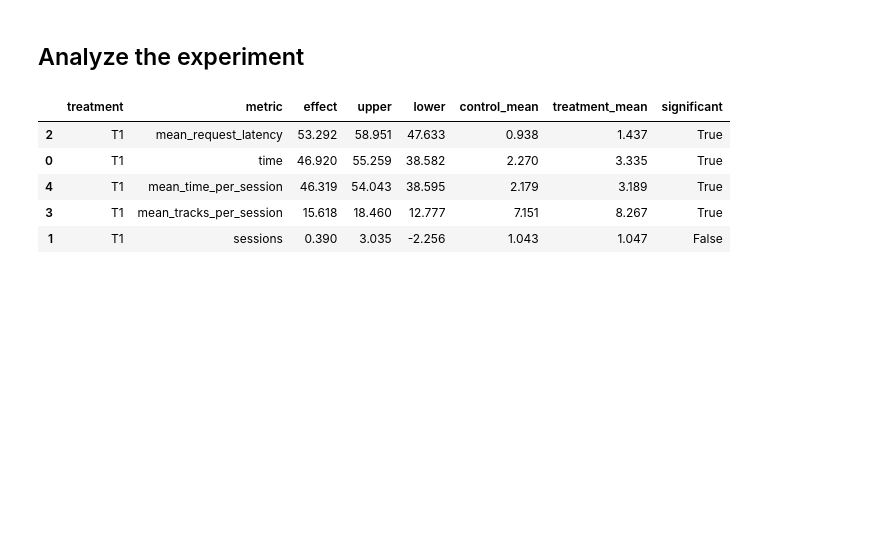
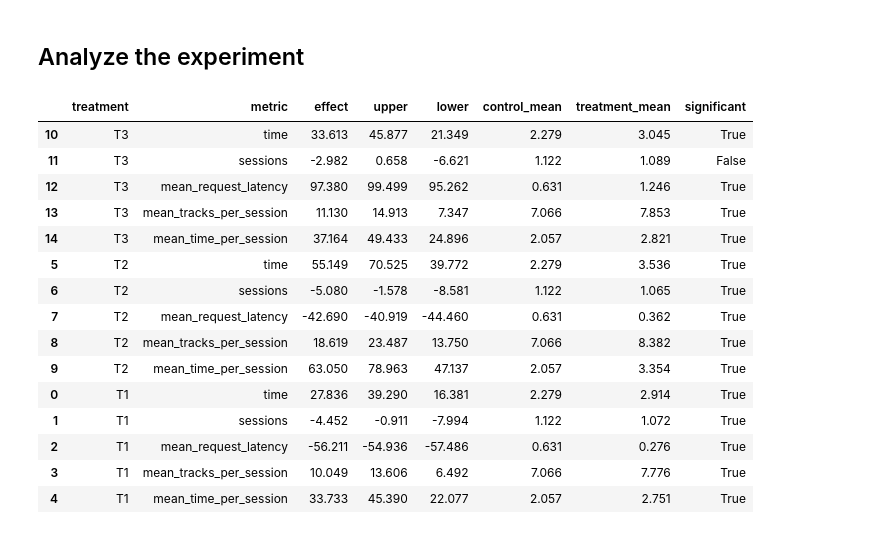
Before and after one commit to aamamaev/recsys_made_2022_project, a Jupyter notebook: jupyter/Week1Seminar.ipynb, the cells around one changed output. Saved outputs shown, nothing was run; the diff lists cells and outputs as text; code cells hidden in the pictures; blank space fills up the shorter version.

```diff
--- a/jupyter/Week1Seminar.ipynb
+++ b/jupyter/Week1Seminar.ipynb
@@ -15,7 +15,7 @@ pd.set_option("display.precision", 3)
 
 %matplotlib inline
 # %%
-experiment = "STICKY_ARTIST"
+experiment = "TOP_POP"
 # %%
-data = pd.read_json("/Users/darya.nikanorova/recsys_course/log/experiments/sticky_artist/data.json", lines=True)
+data = pd.read_json("/Users/darya.nikanorova/recsys_course/log/experiments/top_pop/data.json", lines=True)
 data["treatment"] = data["experiments"].map(lambda experiments: experiments[experiment])
@@ -147,31 +156,41 @@ for treatment, row in treatment_level_metrics.iterrows():
 # %%
 def color(value):
     return 'color:red;' if value < 0 else 'color:green;'
 
 def background(value):
     return 'color:white;background-color:green' if value else 'color:white;background-color:red'
 
 
 (
     pd.DataFrame(effects)[[
         "treatment",
         "metric",
         "effect",
         "upper",
         "lower",
         "control_mean",
         "treatment_mean",
         "significant"
     ]]
-    .sort_values("effect", ascending=False)
+    .sort_values("treatment", ascending=False)
     .style
     .applymap(color, subset=["effect", "upper", "lower"])
     .applymap(background, subset=["significant"])
 )
 # %% [output]
 |  | treatment | metric | effect | upper | lower | control_mean | treatment_mean | significant |
-| 2 | T1 | mean_request_latency | 53.292 | 58.951 | 47.633 | 0.938 | 1.437 | True |
-| 0 | T1 | time | 46.920 | 55.259 | 38.582 | 2.270 | 3.335 | True |
-| 4 | T1 | mean_time_per_session | 46.319 | 54.043 | 38.595 | 2.179 | 3.189 | True |
-| 3 | T1 | mean_tracks_per_session | 15.618 | 18.460 | 12.777 | 7.151 | 8.267 | True |
-| 1 | T1 | sessions | 0.390 | 3.035 | -2.256 | 1.043 | 1.047 | False |
+| 10 | T3 | time | 33.613 | 45.877 | 21.349 | 2.279 | 3.045 | True |
+| 11 | T3 | sessions | -2.982 | 0.658 | -6.621 | 1.122 | 1.089 | False |
+| 12 | T3 | mean_request_latency | 97.380 | 99.499 | 95.262 | 0.631 | 1.246 | True |
+| 13 | T3 | mean_tracks_per_session | 11.130 | 14.913 | 7.347 | 7.066 | 7.853 | True |
+| 14 | T3 | mean_time_per_session | 37.164 | 49.433 | 24.896 | 2.057 | 2.821 | True |
+| 5 | T2 | time | 55.149 | 70.525 | 39.772 | 2.279 | 3.536 | True |
+| 6 | T2 | sessions | -5.080 | -1.578 | -8.581 | 1.122 | 1.065 | True |
+| 7 | T2 | mean_request_latency | -42.690 | -40.919 | -44.460 | 0.631 | 0.362 | True |
+| 8 | T2 | mean_tracks_per_session | 18.619 | 23.487 | 13.750 | 7.066 | 8.382 | True |
+| 9 | T2 | mean_time_per_session | 63.050 | 78.963 | 47.137 | 2.057 | 3.354 | True |
+| 0 | T1 | time | 27.836 | 39.290 | 16.381 | 2.279 | 2.914 | True |
+| 1 | T1 | sessions | -4.452 | -0.911 | -7.994 | 1.122 | 1.072 | True |
+| 2 | T1 | mean_request_latency | -56.211 | -54.936 | -57.486 | 0.631 | 0.276 | True |
+| 3 | T1 | mean_tracks_per_session | 10.049 | 13.606 | 6.492 | 7.066 | 7.776 | True |
+| 4 | T1 | mean_time_per_session | 33.733 | 45.390 | 22.077 | 2.057 | 2.751 | True |
```
Also changed, not shown: parts of 3 cells of this notebook, 6 other files.
